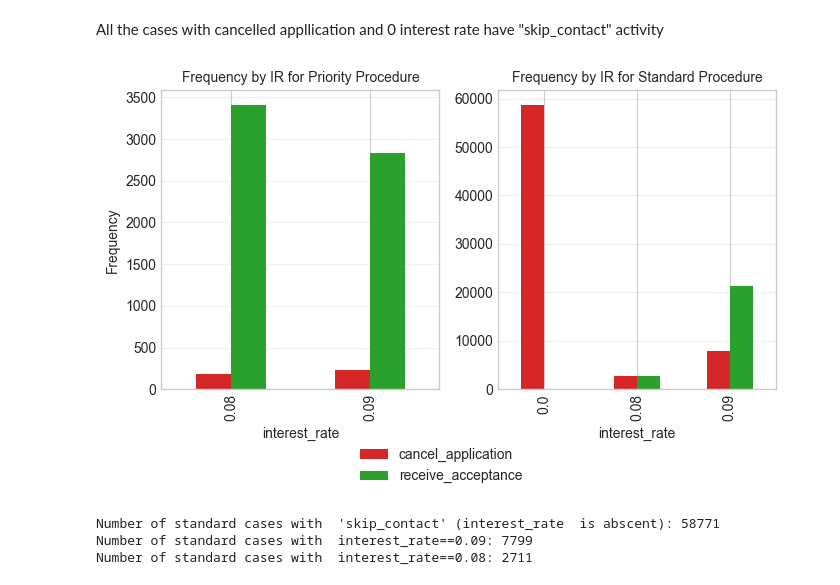
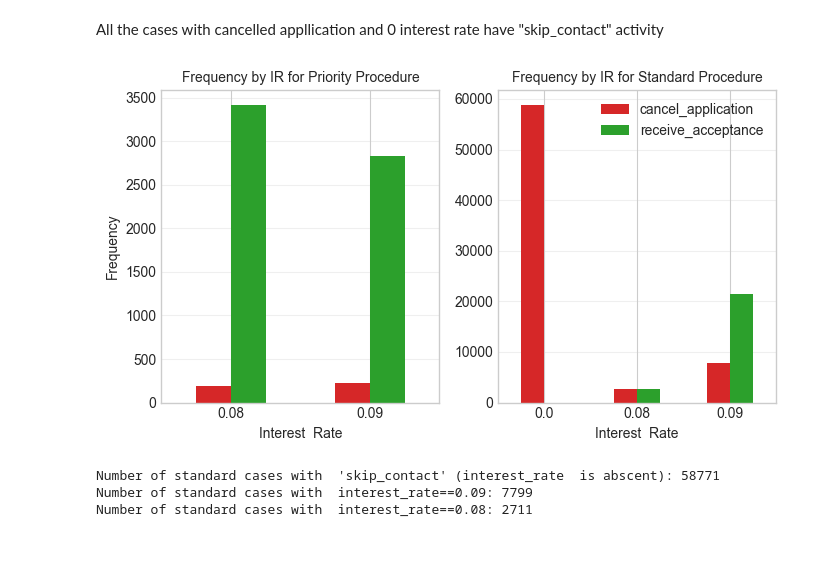
Before and after one commit to kSahatova/xAI-PPM, a Jupyter notebook: simbank_data_eda.ipynb, the cells around one changed output. Cells and saved outputs as stored; diff of their text form; code cells hidden in the pictures; blank space fills up the shorter version.

```diff
--- a/simbank_data_eda.ipynb
+++ b/simbank_data_eda.ipynb
@@ -223,24 +269,29 @@ All  the cases with cancelled appllication and 0 interest rate have "skip_contac
 # %%
 fig, axs = plt.subplots(1, 2, figsize=(7, 4))
 priority_pivot_df.plot(kind='bar', ax=axs[0], width=0.5, legend=False, color=['tab:red', 'tab:green'])
 std_pivot_df.plot(kind='bar', ax=axs[1], width=0.5, legend=False,  color=['tab:red', 'tab:green'])
 
 # Customize the plot
 axs[0].set_ylabel('Frequency')
 axs[0].set_title('Frequency by IR for Priority Procedure', fontsize=10)
 axs[1].set_title('Frequency by IR for Standard Procedure', fontsize=10)
 axs[0].grid(axis='y', alpha=0.3)
+axs[0].set_xlabel('Interest  Rate')
+axs[1].set_xlabel('Interest  Rate')
+
 axs[1].grid(axis='y', alpha=0.3)
-handles, labels = axs[0].get_legend_handles_labels()
+# handles, labels = axs[0].get_legend_handles_labels()
 
-fig.legend(handles, labels, bbox_to_anchor=(0.5, -0.1), loc='lower center', )
+# fig.legend(handles, labels, bbox_to_anchor=(0.5, -0.1), loc='lower center', )
 axs[0].legend().remove()
-axs[1].legend().remove()
+axs[1].legend()
+axs[0].set_xticklabels(axs[0].get_xticklabels(), rotation=0)
+axs[1].set_xticklabels(axs[1].get_xticklabels(), rotation=0)
 
 plt.tight_layout()
 plt.show()
 # %% [output]
-[figure, old version]
+[figure, new version]
 # %%
 skipped_hq_std_ids = std_in_rate[(std_in_rate['last_activity'] == 'cancel_application') & (std_in_rate['interest_rate']==0.0)].reset_index(drop=False)['case_nr']
 
```
Also changed, not shown: parts of 10 cells of this notebook, 5 other files.
